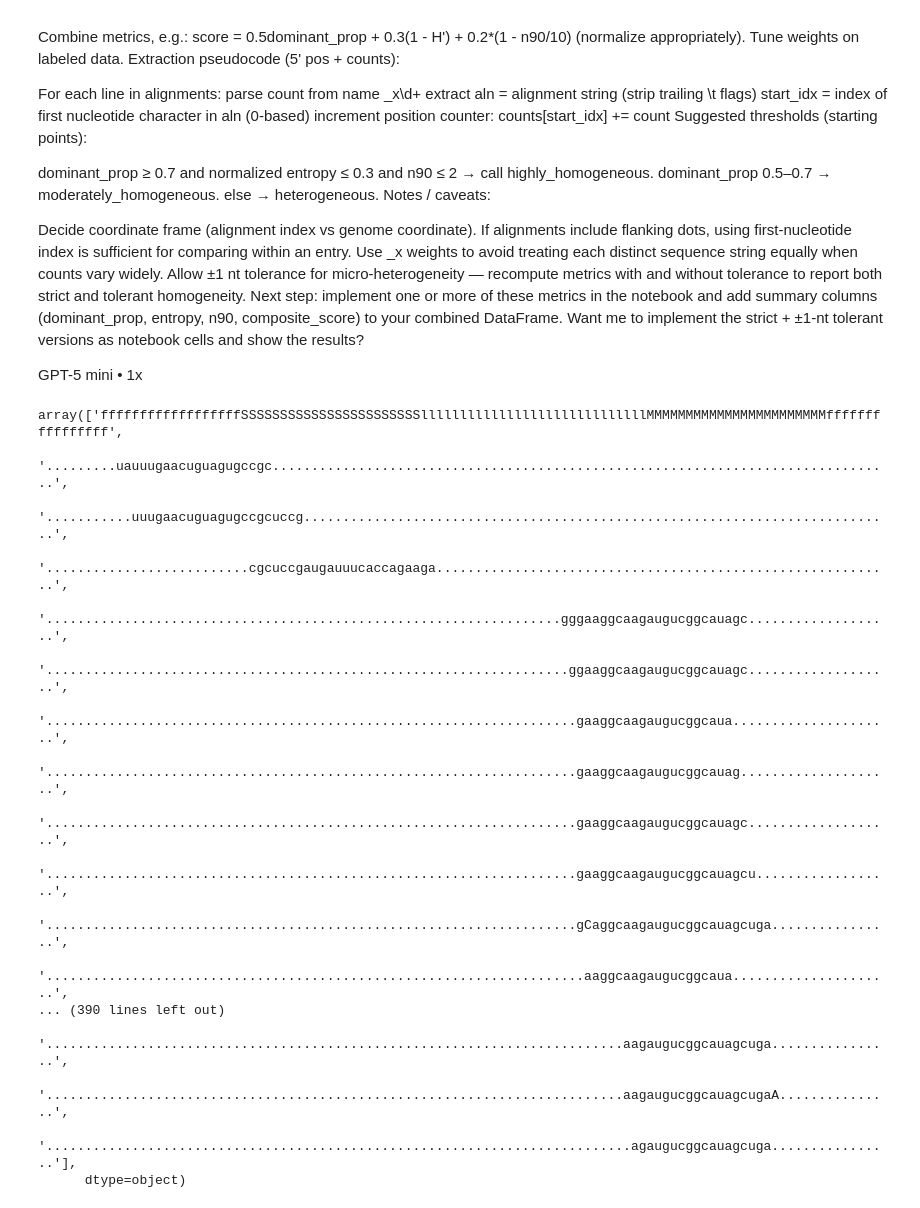
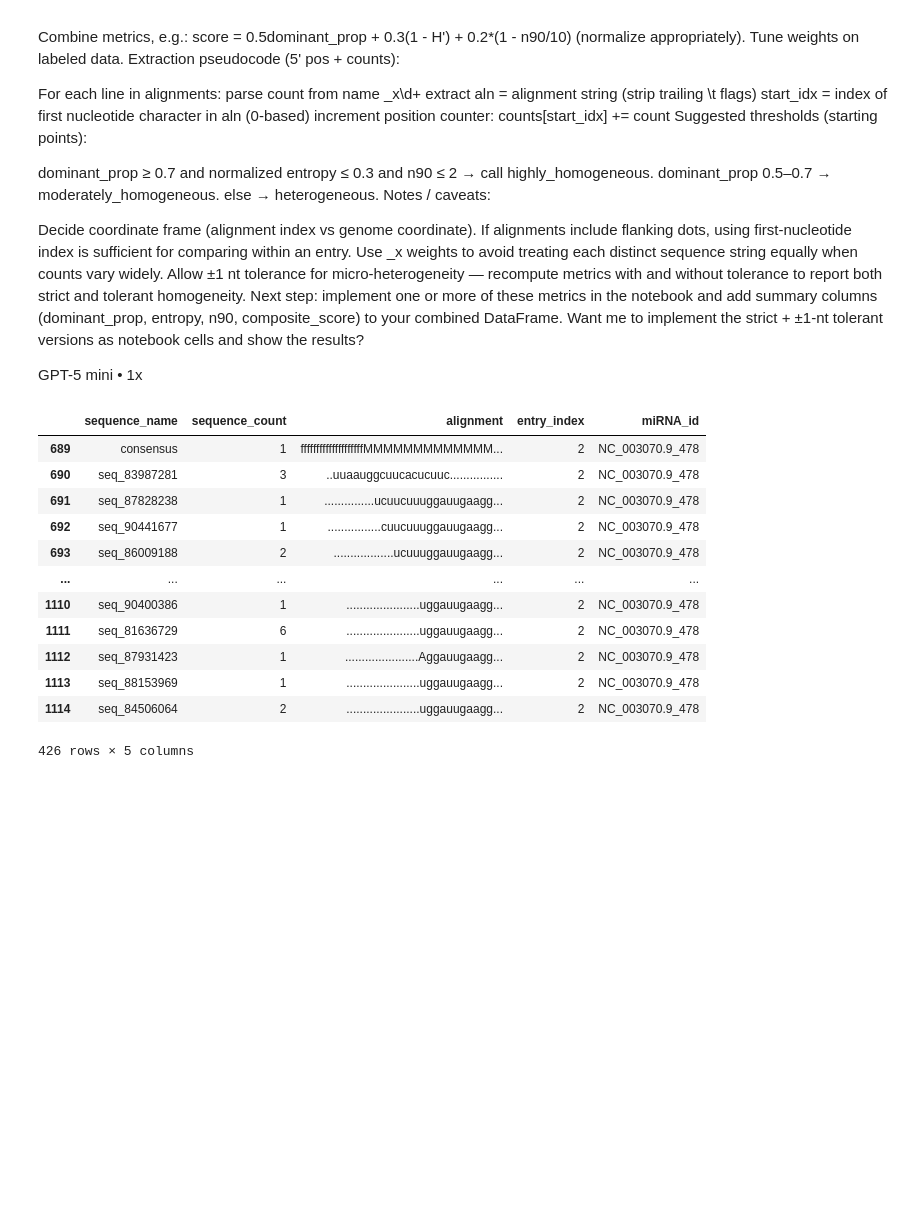
Before and after one commit to TejusK123/AutoDeep, a Jupyter notebook: AutoDeep/scripts/no_pdf.ipynb, the cells around one changed output. Drawn from its saved outputs; the diff is of its cells as text; code cells hidden in the pictures; blank space fills up the shorter version.

```diff
--- a/AutoDeep/scripts/no_pdf.ipynb
+++ b/AutoDeep/scripts/no_pdf.ipynb
@@ -220,24 +201,23 @@ GPT-5 mini • 1x
 # %%
 test_alignments, test_counts = test_case['alignment'].to_numpy(), test_case['sequence_count'].to_numpy()
 test_alignments
+
+test_case.reset_index().loc[0,'alignment']
+test_case
 # %% [output]
+|  | sequence_name | sequence_count | alignment | entry_index | miRNA_id |
+| 689 | consensus | 1 | ffffffffffffffffffffMMMMMMMMMMMMM... | 2 | NC_003070.9_478 |
+| 690 | seq_83987281 | 3 | ..uuaauggcuucacucuuc................ | 2 | NC_003070.9_478 |
+| 691 | seq_87828238 | 1 | ...............ucuucuuuggauugaagg... | 2 | NC_003070.9_478 |
+| 692 | seq_90441677 | 1 | ................cuucuuuggauugaagg... | 2 | NC_003070.9_478 |
+| 693 | seq_86009188 | 2 | ..................ucuuuggauugaagg... | 2 | NC_003070.9_478 |
+| ... | ... | ... | ... | ... | ... |
+| 1110 | seq_90400386 | 1 | ......................uggauugaagg... | 2 | NC_003070.9_478 |
+| 1111 | seq_81636729 | 6 | ......................uggauugaagg... | 2 | NC_003070.9_478 |
+| 1112 | seq_87931423 | 1 | ......................Aggauugaagg... | 2 | NC_003070.9_478 |
+| 1113 | seq_88153969 | 1 | ......................uggauugaagg... | 2 | NC_003070.9_478 |
+| 1114 | seq_84506064 | 2 | ......................uggauugaagg... | 2 | NC_003070.9_478 |
-array(['ffffffffffffffffffSSSSSSSSSSSSSSSSSSSSSSSlllllllllllllllllllllllllllllMMMMMMMMMMMMMMMMMMMMMMMffffffffffffffff',
-       '.........uauuugaacuguagugccgc................................................................................',
-       '...........uuugaacuguagugccgcuccg............................................................................',
-       '..........................cgcuccgaugauuucaccagaaga...........................................................',
-       '..................................................................gggaaggcaagaugucggcauagc...................',
-       '...................................................................ggaaggcaagaugucggcauagc...................',
-       '....................................................................gaaggcaagaugucggcaua.....................',
-       '....................................................................gaaggcaagaugucggcauag....................',
-       '....................................................................gaaggcaagaugucggcauagc...................',
-       '....................................................................gaaggcaagaugucggcauagcu..................',
-       '....................................................................gCaggcaagaugucggcauagcuga................',
-       '.....................................................................aaggcaagaugucggcaua.....................',
-... (390 lines left out)
-       '..........................................................................aagaugucggcauagcuga................',
-       '..........................................................................aagaugucggcauagcugaA...............',
-       '...........................................................................agaugucggcauagcuga................'],
-      dtype=object)
+426 rows × 5 columns
 # %%
 # Extract 5' starting nucleotide (first nucleotide character) and its index for each alignment
 five_prime_data = []
```
Also changed, not shown: parts of 15 cells of this notebook, 1 other file.
